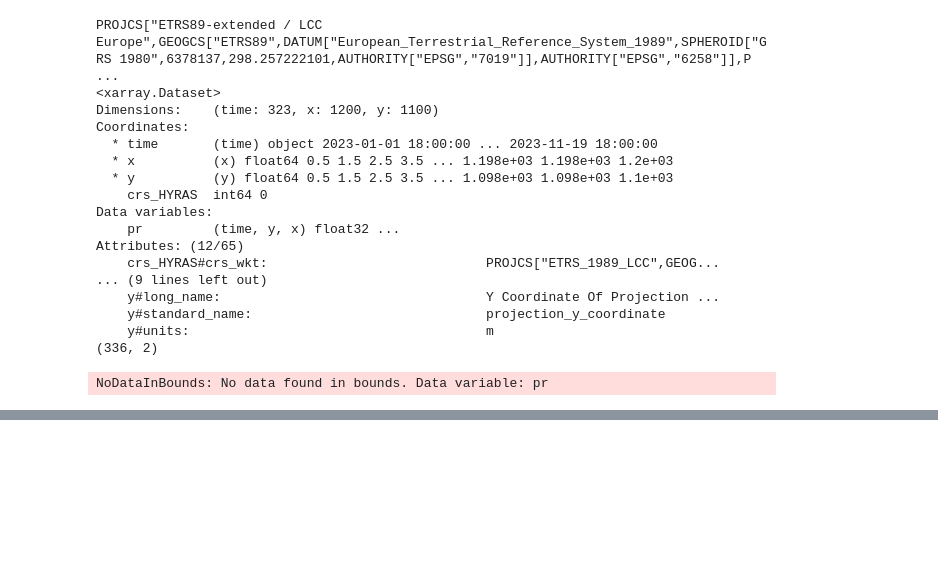
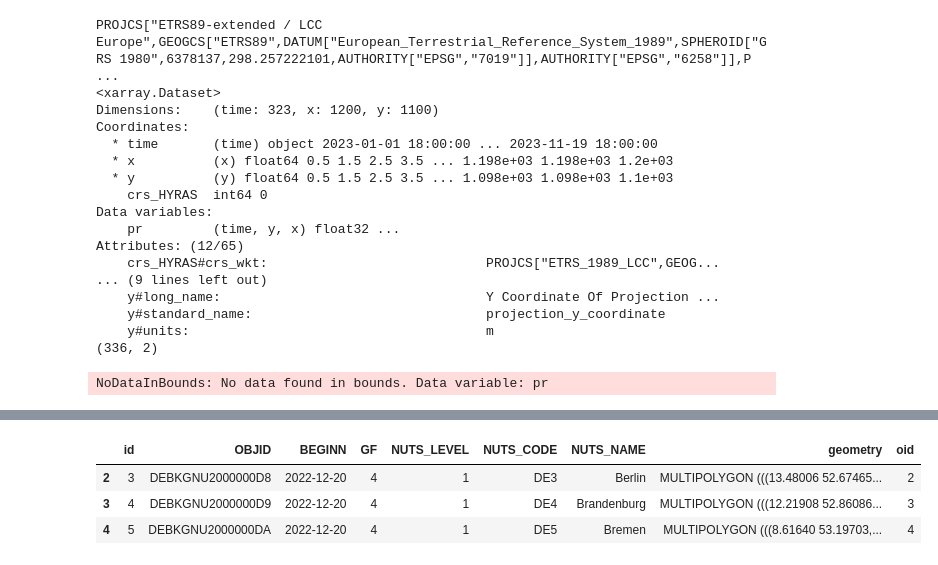
Before and after one commit to mmaelicke/zonal-variograms, a Jupyter notebook: examples.ipynb, the cells around one changed output, grey strips where cells are left out. Cells and saved outputs as stored; diff of their text form; code cells hidden in the pictures; blank space fills up the shorter version.

```diff
--- a/examples.ipynb
+++ b/examples.ipynb
@@ -368,0 +419,7 @@ NoDataInBounds: No data found in bounds. Data variable: pr
+# %%
+segment.iloc[2:5, :]
+# %% [output]
+|  | id | OBJID | BEGINN | GF | NUTS_LEVEL | NUTS_CODE | NUTS_NAME | geometry | oid |
+| 2 | 3 | DEBKGNU2000000D8 | 2022-12-20 | 4 | 1 | DE3 | Berlin | MULTIPOLYGON (((13.48006 52.67465... | 2 |
+| 3 | 4 | DEBKGNU2000000D9 | 2022-12-20 | 4 | 1 | DE4 | Brandenburg | MULTIPOLYGON (((12.21908 52.86086... | 3 |
+| 4 | 5 | DEBKGNU2000000DA | 2022-12-20 | 4 | 1 | DE5 | Bremen | MULTIPOLYGON (((8.61640 53.19703,... | 4 |
```
Also changed, not shown: parts of 6 cells of this notebook, 1 other file.
